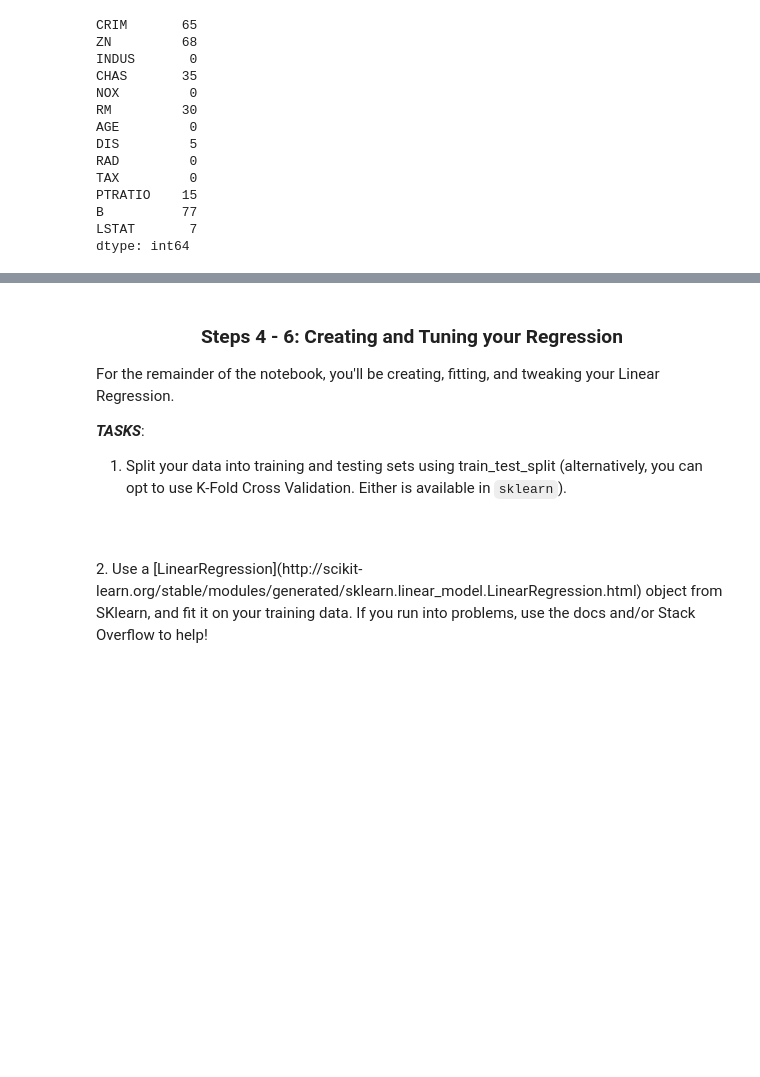
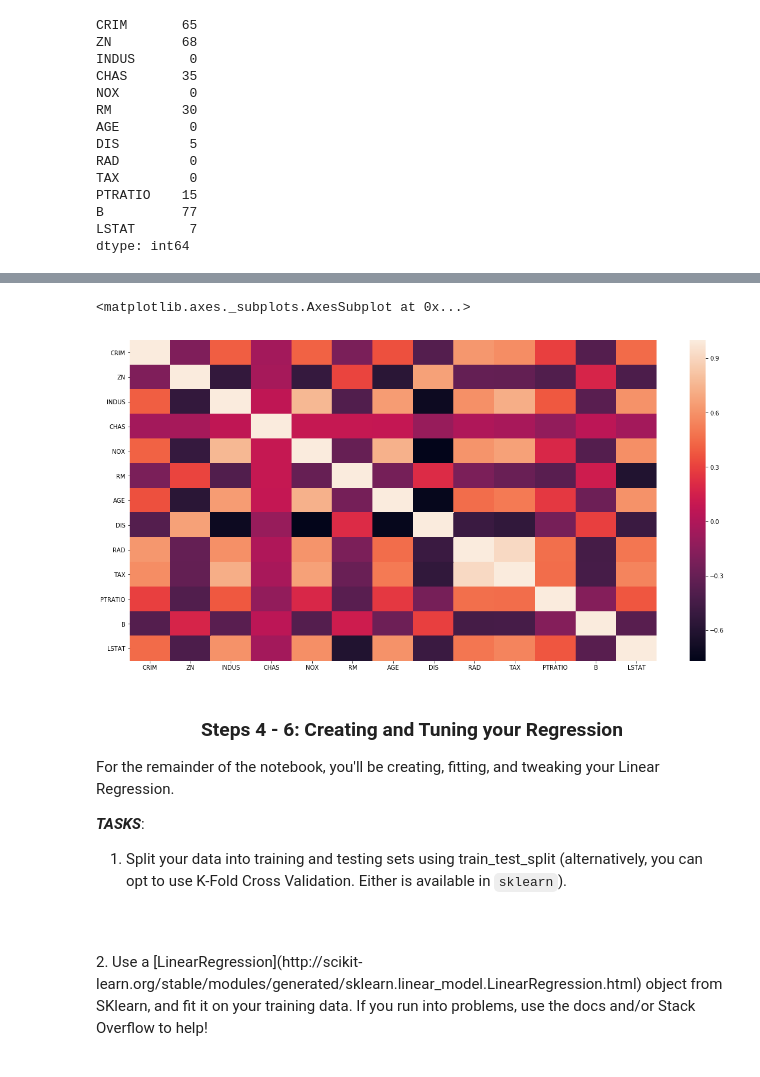
Before and after one commit to Jeffchiucp/MS-Machine-Learning, a Jupyter notebook: 04_Regression_Techniques.ipynb, the cells around one changed output, grey strips where cells are left out. Drawn from its saved outputs; the diff is of its cells as text; code cells hidden in the pictures; blank space fills up the shorter version.

Commit message:
Tried to remove outliers and created a correlation heatmap

```diff
--- a/04_Regression_Techniques.ipynb
+++ b/04_Regression_Techniques.ipynb
@@ -311,11 +331,17 @@ Create the heatmap, and then use it to determine which variables have the highes
 # %%
 import seaborn as sns
 import numpy as np
 import matplotlib.pyplot as plt
 %matplotlib inline
 
-# Create a heatmap using sns.linearmodels.corrplot(), or sns.heatmap().  If you use .heatmap(), you'll need to
+# Create a heatmap using sns.linearmodels.corrplot(), or sns.heatmap(). If you use .heatmap(), you'll need to
 # create a correlation matrix by using np.corrcoef() on your data.
+corr = df.corr()
+plt.subplots(figsize=(20,10))
+sns.heatmap(corr)
+# %% [output]
+<matplotlib.axes._subplots.AxesSubplot at 0x...>
+[figure, added]
 # %% [markdown]
 <center><h3>Steps 4 - 6: Creating and Tuning your Regression</h3></center>
 
```
Also changed, not shown: parts of 1 cell of this notebook.
